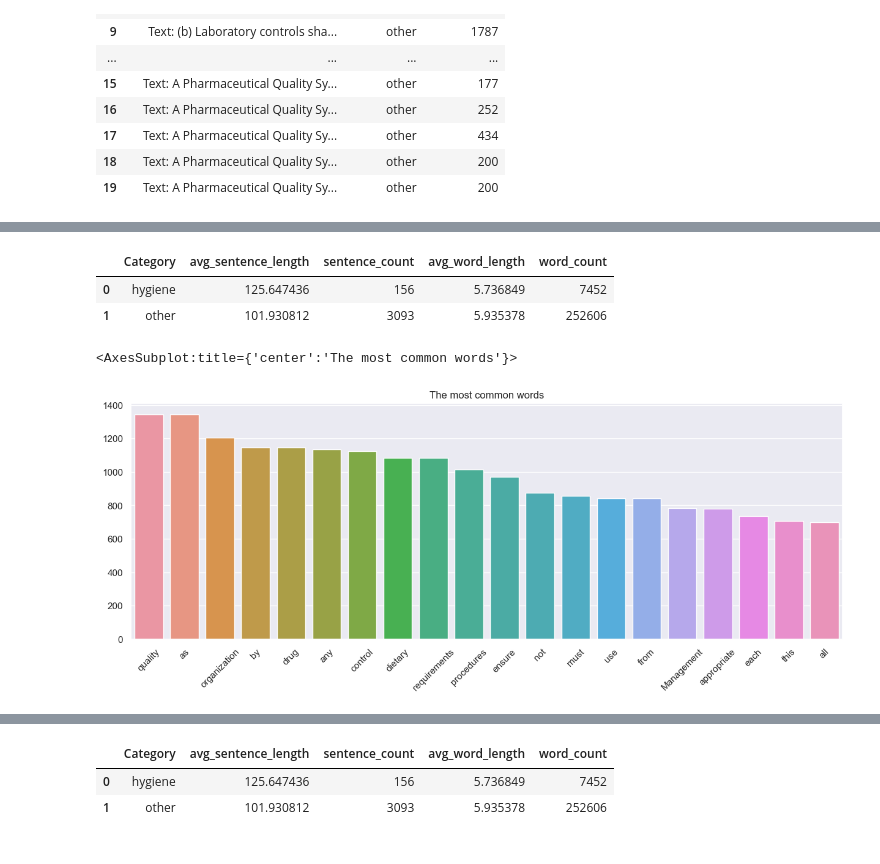
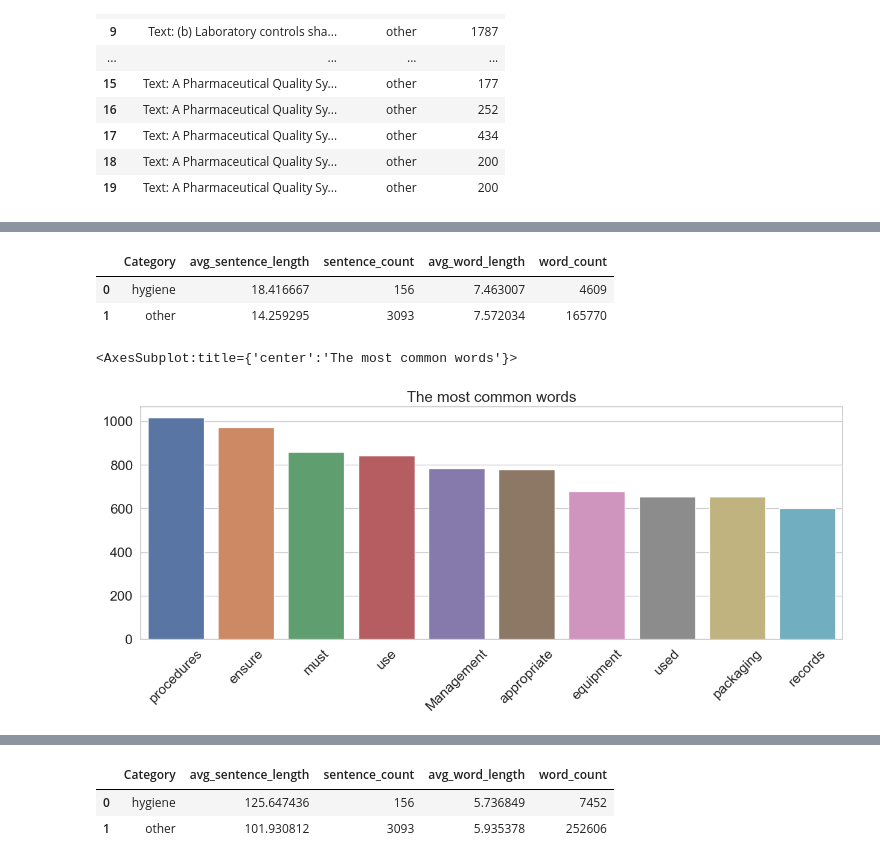
Before and after one commit to vishu-tyagi/JNJ-Capstone-Project, a Jupyter notebook: notebooks/eda.ipynb, the cells around one changed output, grey strips where cells are left out. Saved outputs shown, nothing was run; the diff lists cells and outputs as text; code cells hidden in the pictures.

```diff
--- a/notebooks/eda.ipynb
+++ b/notebooks/eda.ipynb
@@ -76,9 +96,14 @@ word_frequency_hygiene = defaultdict(int)
 word_frequency_other = defaultdict(int)
 avg_sentence_length = {"hygiene":[0,0], "other":[0,0]}
 avg_word_length = {"hygiene":[0,0], "other":[0,0]}
+stop_words = set(stopwords.words('english'))
+stop_words = stop_words.union(set(["shall", "Text:", "[...]"]))
 for row in range(training_data.shape[0]):
     lines = training_data["prompt"][row].split("\n")
     for line in lines:
+        line = " ".join(re.sub("([^A-Za-z ]+)|(\w+:\/\/\S+)|(\(\))", "", line).split())
+        line= line.lower().split()
+        print(line)
         if training_data["completion"][row].strip() == "hygiene":
             avg_sentence_length["hygiene"][0] = (avg_sentence_length["hygiene"][0]*avg_sentence_length["hygiene"][1] + len(line))/(avg_sentence_length["hygiene"][1]+1)
             avg_sentence_length["hygiene"][1] += 1
@@ -87,15 +112,16 @@ for row in range(training_data.shape[0]):
             avg_sentence_length["other"][1] += 1
         words = training_data["prompt"][row].split()
         for word in words:
-            word_frequency[word] += 1
-            if training_data["completion"][row].strip() == "hygiene":
-                avg_word_length["hygiene"][0] = (avg_word_length["hygiene"][0]*avg_word_length["hygiene"][1] + len(word))/(avg_word_length["hygiene"][1]+1)
-                avg_word_length["hygiene"][1] += 1
-                word_frequency_hygiene[word] += 1
-            else:
-                avg_word_length["other"][0] = (avg_word_length["other"][0]*avg_word_length["other"][1] + len(word))/(avg_word_length["other"][1]+1)
-                avg_word_length["other"][1] += 1
-                word_frequency_other[word] += 1
+            if word not in stop_words:
+                word_frequency[word] += 1
+                if training_data["completion"][row].strip() == "hygiene":
+                    avg_word_length["hygiene"][0] = (avg_word_length["hygiene"][0]*avg_word_length["hygiene"][1] + len(word))/(avg_word_length["hygiene"][1]+1)
+                    avg_word_length["hygiene"][1] += 1
+                    word_frequency_hygiene[word] += 1
+                else:
+                    avg_word_length["other"][0] = (avg_word_length["other"][0]*avg_word_length["other"][1] + len(word))/(avg_word_length["other"][1]+1)
+                    avg_word_length["other"][1] += 1
+                    word_frequency_other[word] += 1
 summary_df = {"Category": ["hygiene", "other"], "avg_sentence_length": [avg_sentence_length["hygiene"][0], avg_sentence_length["other"][0]], "sentence_count": [avg_sentence_length["hygiene"][1], avg_sentence_length["other"][1]],
               "avg_word_length":[avg_word_length["hygiene"][0], avg_word_length["other"][0]], "word_count": [avg_word_length["hygiene"][1], avg_word_length["other"][1]]}
 summary_df = pd.DataFrame(summary_df)
@@ -103,19 +147,19 @@ summary_df = pd.DataFrame(summary_df)
 summary_df
 # %% [output]
 |  | Category | avg_sentence_length | sentence_count | avg_word_length | word_count |
-| 0 | hygiene | 125.647436 | 156 | 5.736849 | 7452 |
-| 1 | other | 101.930812 | 3093 | 5.935378 | 252606 |
+| 0 | hygiene | 18.416667 | 156 | 7.463007 | 4609 |
+| 1 | other | 14.259295 | 3093 | 7.572034 | 165770 |
 # %%
 import heapq
-meaningful_20_word = heapq.nlargest(40, word_frequency, key=word_frequency.get)[20:]
-meaningful_20_count = heapq.nlargest(40, word_frequency.values())[20:]
+meaningful_20_word = heapq.nlargest(20, word_frequency, key=word_frequency.get)[10:]
+meaningful_20_count = heapq.nlargest(20, word_frequency.values())[10:]
 plt.figure(figsize = (15,5))
 plt.xticks(rotation=45)
 plt.title("The most common words")
 sns.barplot(x = meaningful_20_word, y = meaningful_20_count)
 # %% [output]
 <AxesSubplot:title={'center':'The most common words'}>
-[figure, old version]
+[figure, new version]
 # %%
 meaningful_20_word_hygiene = heapq.nlargest(40, word_frequency_hygiene, key=word_frequency.get)[20:]
 meaningful_20_count_hygiene = heapq.nlargest(40, word_frequency_hygiene.values())[20:]
```
Also changed, not shown: parts of 9 cells of this notebook.
